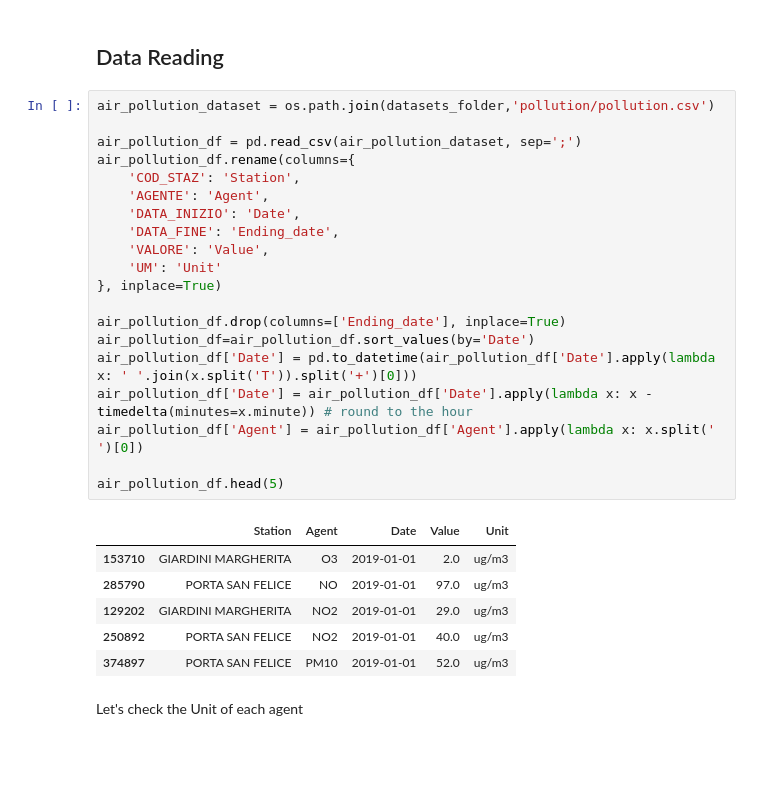
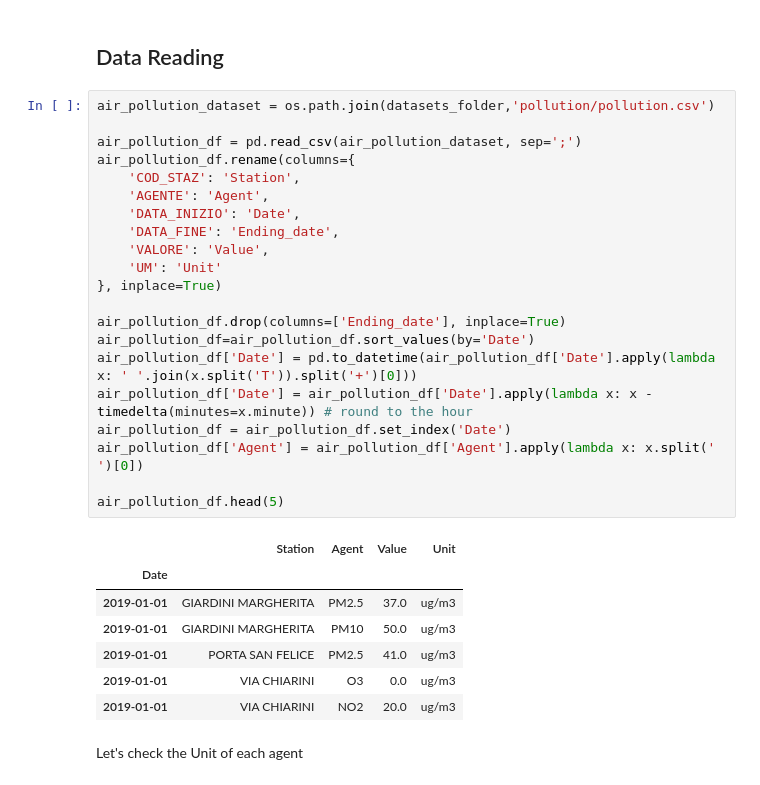
Before and after one commit to davidesonno/AII-project, a Jupyter notebook: 1-pollution_preprocessing.ipynb, the cells around one changed output. Drawn from its saved outputs; the diff is of its cells as text; blank space fills up the shorter version.

```diff
--- a/1-pollution_preprocessing.ipynb
+++ b/1-pollution_preprocessing.ipynb
@@ -19,30 +19,32 @@ datasets_folder = './datasets'
 # %%
 air_pollution_dataset = os.path.join(datasets_folder,'pollution/pollution.csv')
 
 air_pollution_df = pd.read_csv(air_pollution_dataset, sep=';')
 air_pollution_df.rename(columns={
     'COD_STAZ': 'Station',
     'AGENTE': 'Agent',
     'DATA_INIZIO': 'Date',
     'DATA_FINE': 'Ending_date',
     'VALORE': 'Value',
     'UM': 'Unit'
 }, inplace=True)
 
 air_pollution_df.drop(columns=['Ending_date'], inplace=True)
 air_pollution_df=air_pollution_df.sort_values(by='Date')
 air_pollution_df['Date'] = pd.to_datetime(air_pollution_df['Date'].apply(lambda x: ' '.join(x.split('T')).split('+')[0]))
 air_pollution_df['Date'] = air_pollution_df['Date'].apply(lambda x: x - timedelta(minutes=x.minute)) # round to the hour
+air_pollution_df = air_pollution_df.set_index('Date')
 air_pollution_df['Agent'] = air_pollution_df['Agent'].apply(lambda x: x.split(' ')[0])
 
 air_pollution_df.head(5)
 # %% [output]
-|  | Station | Agent | Date | Value | Unit |
-| 153710 | GIARDINI MARGHERITA | O3 | 2019-01-01 | 2.0 | ug/m3 |
-| 285790 | PORTA SAN FELICE | NO | 2019-01-01 | 97.0 | ug/m3 |
-| 129202 | GIARDINI MARGHERITA | NO2 | 2019-01-01 | 29.0 | ug/m3 |
-| 250892 | PORTA SAN FELICE | NO2 | 2019-01-01 | 40.0 | ug/m3 |
-| 374897 | PORTA SAN FELICE | PM10 | 2019-01-01 | 52.0 | ug/m3 |
+|  | Station | Agent | Value | Unit |
+| Date |  |  |  |  |
+| 2019-01-01 | GIARDINI MARGHERITA | PM2.5 | 37.0 | ug/m3 |
+| 2019-01-01 | GIARDINI MARGHERITA | PM10 | 50.0 | ug/m3 |
+| 2019-01-01 | PORTA SAN FELICE | PM2.5 | 41.0 | ug/m3 |
+| 2019-01-01 | VIA CHIARINI | O3 | 0.0 | ug/m3 |
+| 2019-01-01 | VIA CHIARINI | NO2 | 20.0 | ug/m3 |
 # %% [markdown]
 Let's check the Unit of each agent
 # %%
```
Also changed, not shown: parts of 5 cells of this notebook, 8 other files.
